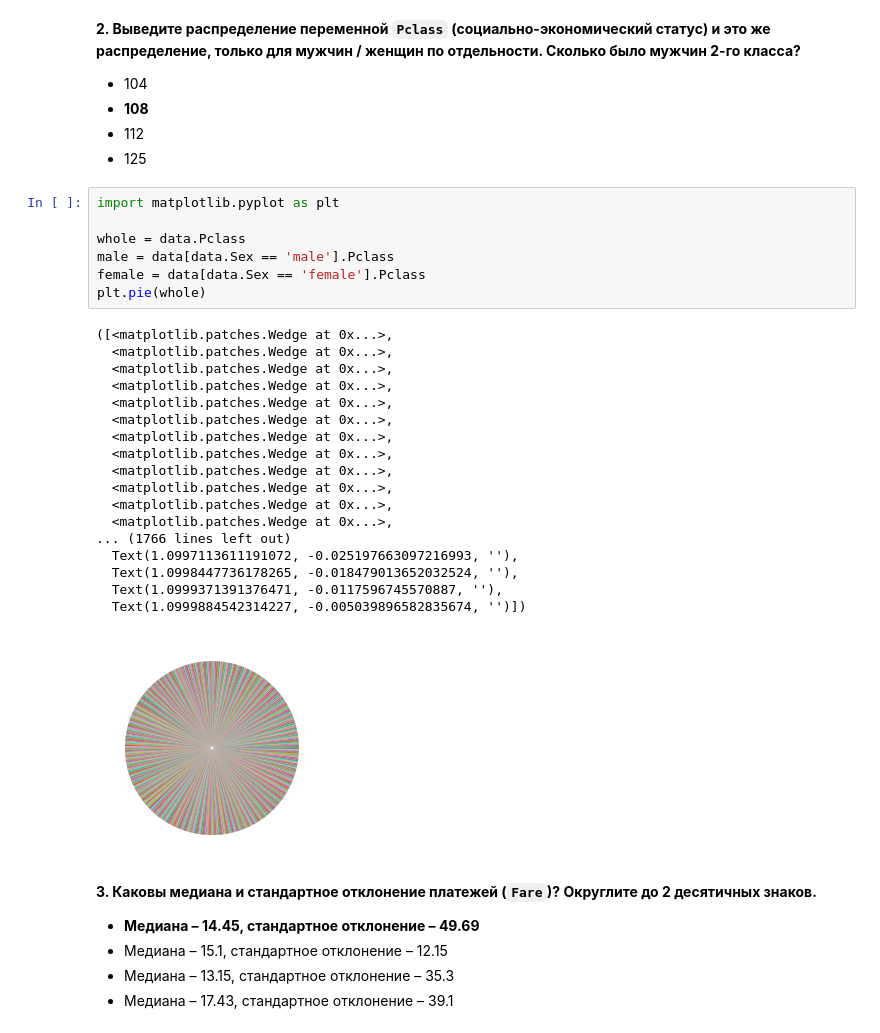
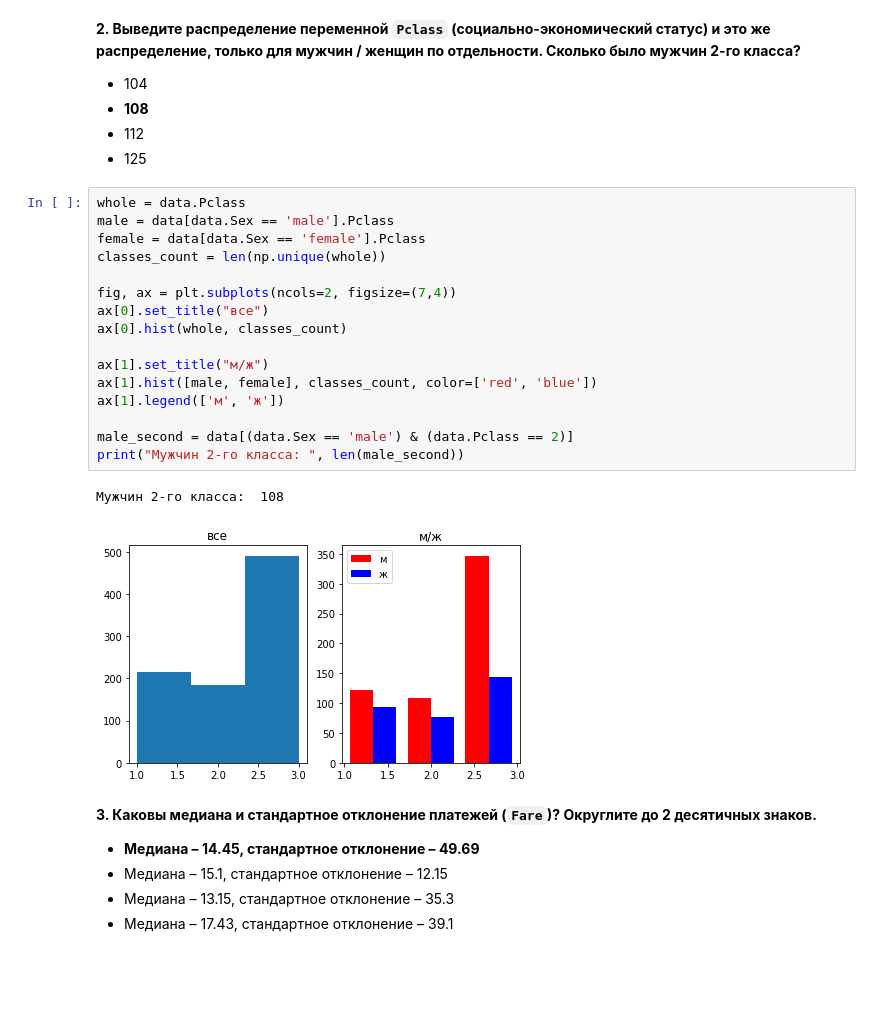
Before and after one commit to Donutellko/PIS, a Jupyter notebook: DZ2/Praktika2/2_pandas_hw.ipynb, the cells around one changed output. Drawn from its saved outputs; the diff is of its cells as text; blank space fills up the shorter version.

```diff
--- a/DZ2/Praktika2/2_pandas_hw.ipynb
+++ b/DZ2/Praktika2/2_pandas_hw.ipynb
@@ -106,32 +108,25 @@ print(f"{males} мужчин и {females} женщин")
 - **108**
 - 112
 - 125
-# %%
-import matplotlib.pyplot as plt
-
-whole = data.Pclass
-male = data[data.Sex == 'male'].Pclass
-female = data[data.Sex == 'female'].Pclass
-plt.pie(whole)
-# %% [output]
-([<matplotlib.patches.Wedge at 0x...>,
-  <matplotlib.patches.Wedge at 0x...>,
-  <matplotlib.patches.Wedge at 0x...>,
-  <matplotlib.patches.Wedge at 0x...>,
-  <matplotlib.patches.Wedge at 0x...>,
-  <matplotlib.patches.Wedge at 0x...>,
-  <matplotlib.patches.Wedge at 0x...>,
-  <matplotlib.patches.Wedge at 0x...>,
-  <matplotlib.patches.Wedge at 0x...>,
-  <matplotlib.patches.Wedge at 0x...>,
-  <matplotlib.patches.Wedge at 0x...>,
-  <matplotlib.patches.Wedge at 0x...>,
-... (1766 lines left out)
-  Text(1.0997113611191072, -0.025197663097216993, ''),
-  Text(1.0998447736178265, -0.018479013652032524, ''),
-  Text(1.0999371391376471, -0.0117596745570887, ''),
-  Text(1.0999884542314227, -0.005039896582835674, '')])
-[figure, removed]
+# %%
+whole = data.Pclass
+male = data[data.Sex == 'male'].Pclass
+female = data[data.Sex == 'female'].Pclass
+classes_count = len(np.unique(whole))
+
+fig, ax = plt.subplots(ncols=2, figsize=(7,4))
+ax[0].set_title("все")
+ax[0].hist(whole, classes_count)
+
+ax[1].set_title("м/ж")
+ax[1].hist([male, female], classes_count, color=['red', 'blue'])
+ax[1].legend(['м', 'ж'])
+
+male_second = data[(data.Sex == 'male') & (data.Pclass == 2)]
+print("Мужчин 2-го класса: ", len(male_second))
+# %% [output]
+Мужчин 2-го класса:  108
+[figure, added]
 # %% [markdown]
 **3. Каковы медиана и стандартное отклонение платежей (`Fare`)? Округлите до 2 десятичных знаков.**
 - **Медиана – 14.45, стандартное отклонение – 49.69**
```
Also changed, not shown: parts of 15 cells of this notebook, 2 other files.
